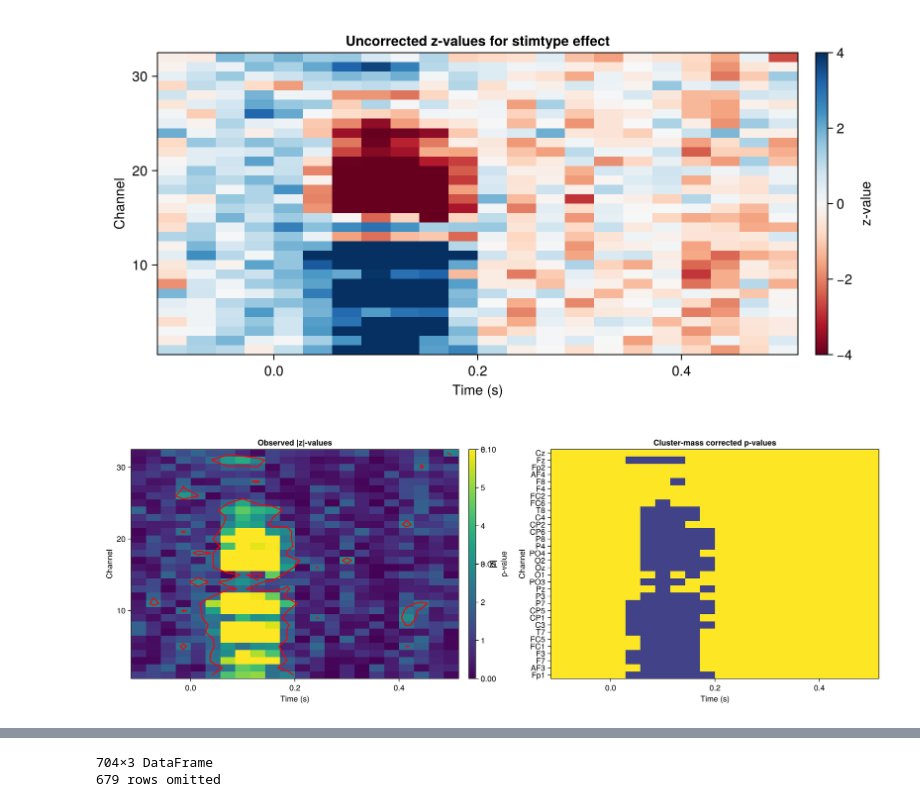
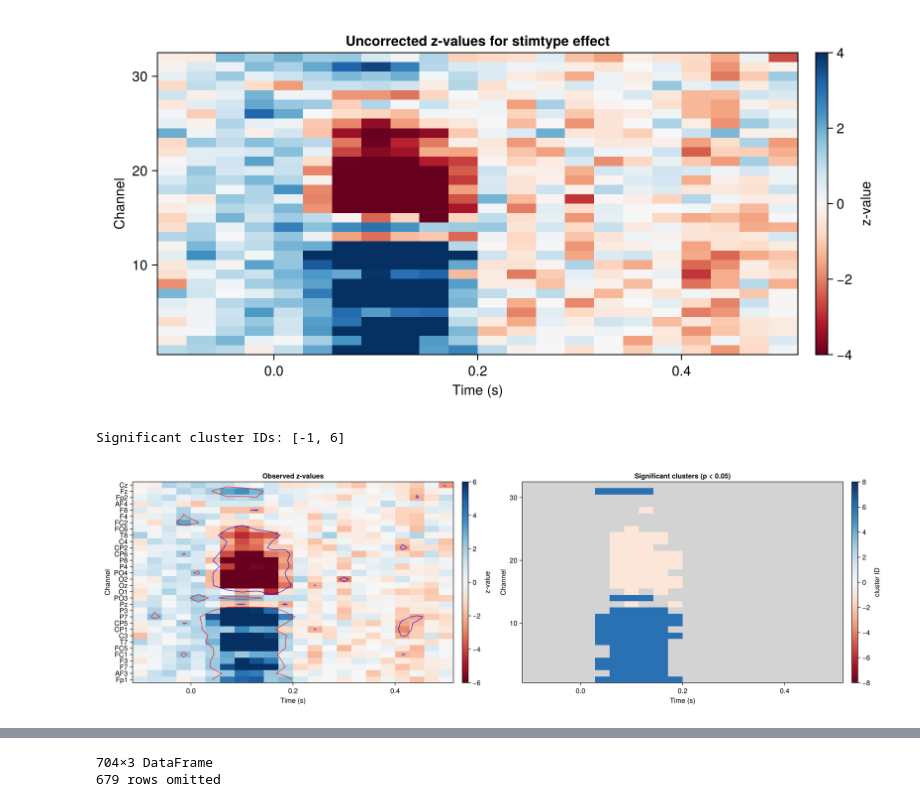
Before and after one commit to rosagross/ClusterComputation, a Jupyter notebook: notebooks/tutorial_notebook.ipynb, the cells around one changed output, grey strips where cells are left out. Drawn from its saved outputs; the diff is of its cells as text; code cells hidden in the pictures.

Commit message:
load lmm_perm function instead of copy. plot singificant clusters in pos/neg direction

```diff
--- a/notebooks/tutorial_notebook.ipynb
+++ b/notebooks/tutorial_notebook.ipynb
@@ -9,8 +9,8 @@
 # %%
 import Pkg
 #Pkg.activate("/data/p_02865/tools/UnfoldStats.jl/docs")
-Pkg.activate("../ClusterComputation")
-#Pkg.instantiate()
+Pkg.activate("..")
+Pkg.instantiate()
 
 
 using UnfoldSim
@@ -19,12 +19,17 @@ using CairoMakie
 using Random
 using Statistics
 using UnfoldMixedModels
-#using UnfoldStats
+using UnfoldStats
 using DataFrames
 using MixedModelsPermutations
 using UnfoldMakie
 using Logging
 
+ext = Base.get_extension(UnfoldStats, :UnfoldStatsMixedModelsPermutationsExt)
+lmm_permutations = ext.lmm_permutations
+get_lmm_statistic = ext.get_lmm_statistic
+
+
 include("../read_adjacency.jl")
 include("../cluster_mass_test.jl")
 # %% [output]
@@ -386,25 +370,41 @@ Samples with |z| > 1.96: 140 (uncorrected p < 0.05)
 [figure]
 # %%
 # 3. Run cluster-mass permutation test
-observed = z_vals;
-pvals_clustermass = spatiotemporal_cluster_pvalues(MersenneTwister(1), observed, permuted, adjacency, threshold)
+observed = z_vals
+pvals_clustermass, cluster_ids = spatiotemporal_cluster_pvalues(MersenneTwister(1), observed, permuted, adjacency, threshold)
 
-# 4. Visualize p-values
-fig = Figure(size = (1400, 500))
+# Only show significant clusters (p < 0.05); everything else → NaN (lightgray)
+cluster_display = Float64.(cluster_ids)
+cluster_display[(pvals_clustermass .>= 0.05) .| (cluster_ids .== 0)] .= NaN
 
-ax1 = Axis(fig[1, 1], title = "Observed |z|-values", xlabel = "Time (s)", ylabel = "Channel")
-hm1 = heatmap!(ax1, collect(times), 1:n_channels, abs.(z_vals)', colormap = :viridis, colorrange = (0, 6))
-Colorbar(fig[1, 2], hm1, label = "|z|")
-contour!(ax1, collect(times), 1:n_channels, abs.(z_vals)', levels = [2.0], color = :red, linewidth = 2)
+sig_ids = sort(unique(cluster_ids[pvals_clustermass .< 0.05]))
+println("Significant cluster IDs: $sig_ids")
 
-ax2 = Axis(fig[1,3], title="Cluster-mass corrected p-values", xlabel="Time (s)", ylabel="Channel", yticks=(1:n_ch_coef, electrode_labels))
-hm_p = heatmap!(ax2, collect(times), 1:n_ch_coef, pvals_clustermass', colormap=:viridis, colorrange=(0,0.1))
-Colorbar(fig[1,2], hm_p, label="p-value")
+n_clusters = maximum(abs.(cluster_ids))
+crange = n_clusters == 0 ? (-1.0, 1.0) : (-Float64(n_clusters), Float64(n_clusters))
 
+# 4. Visualize
+fig = Figure(size = (1600, 500))
+
+# Panel 1: Observed z-values with threshold contours
+ax1 = Axis(fig[1, 1], title = "Observed z-values", xlabel = "Time (s)", ylabel = "Channel",
+           yticks = (1:n_channels, electrode_labels))
+hm1 = heatmap!(ax1, collect(times), 1:n_channels, z_vals', colormap = :RdBu, colorrange = (-6, 6))
+Colorbar(fig[1, 2], hm1, label = "z-value")
+contour!(ax1, collect(times), 1:n_channels, z_vals', levels = [threshold],  color = (:red,  0.7), linewidth = 1.5)
+contour!(ax1, collect(times), 1:n_channels, z_vals', levels = [-threshold], color = (:blue, 0.7), linewidth = 1.5)
+
+# Panel 2: Significant cluster labels only (warm = positive, cool = negative, gray = non-sig / no cluster)
+ax2 = Axis(fig[1, 3], title = "Significant clusters (p < 0.05)",
+           xlabel = "Time (s)", ylabel = "Channel")
+hm2 = heatmap!(ax2, collect(times), 1:n_channels, cluster_display',
+               colormap = :RdBu, colorrange = crange, nan_color = :lightgray)
+Colorbar(fig[1, 4], hm2, label = "cluster ID")
 
 fig
 # %% [output]
+Significant cluster IDs: [-1, 6]
-[figure, old version]
+[figure, new version]
 # %%
 pvals_clustermass .< 0.05
 # %% [output]
```
Also changed, not shown: parts of 6 cells of this notebook, 3 other files.
